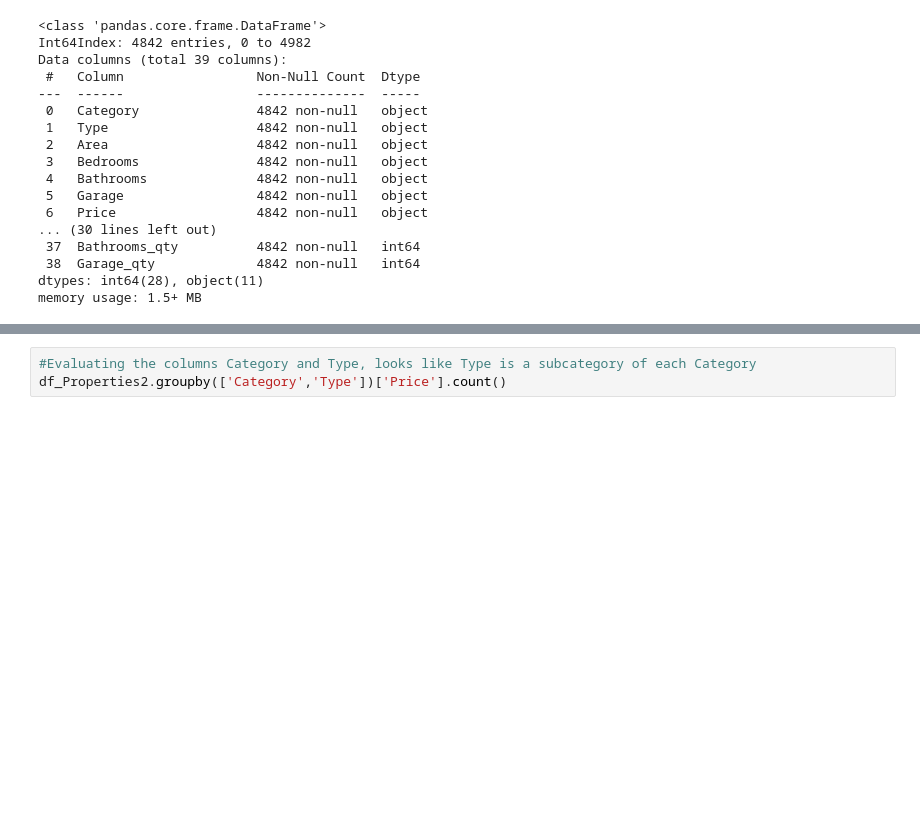
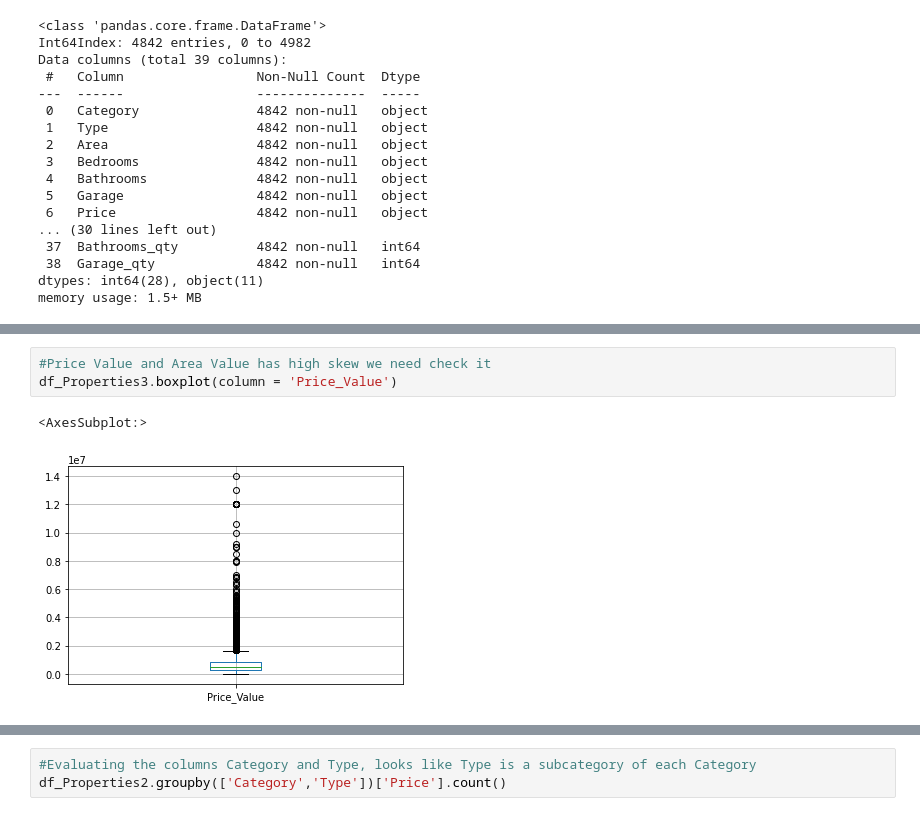
Before and after one commit to hinnecco/House_Data_Analysis, a Jupyter notebook: EDA - Fortaleza House.ipynb, the cells around one changed output, grey strips where cells are left out. Cells and saved outputs as stored; diff of their text form; blank space fills up the shorter version.

```diff
--- a/EDA - Fortaleza House.ipynb
+++ b/EDA - Fortaleza House.ipynb
@@ -657,0 +683,6 @@ memory usage: 1.3+ MB
+# %%
+#Price Value and Area Value has high skew we need check it
+df_Properties3.boxplot(column = 'Price_Value')
+# %% [output]
+<AxesSubplot:>
+[figure, added]
```
Also changed, not shown: parts of 26 cells of this notebook.
